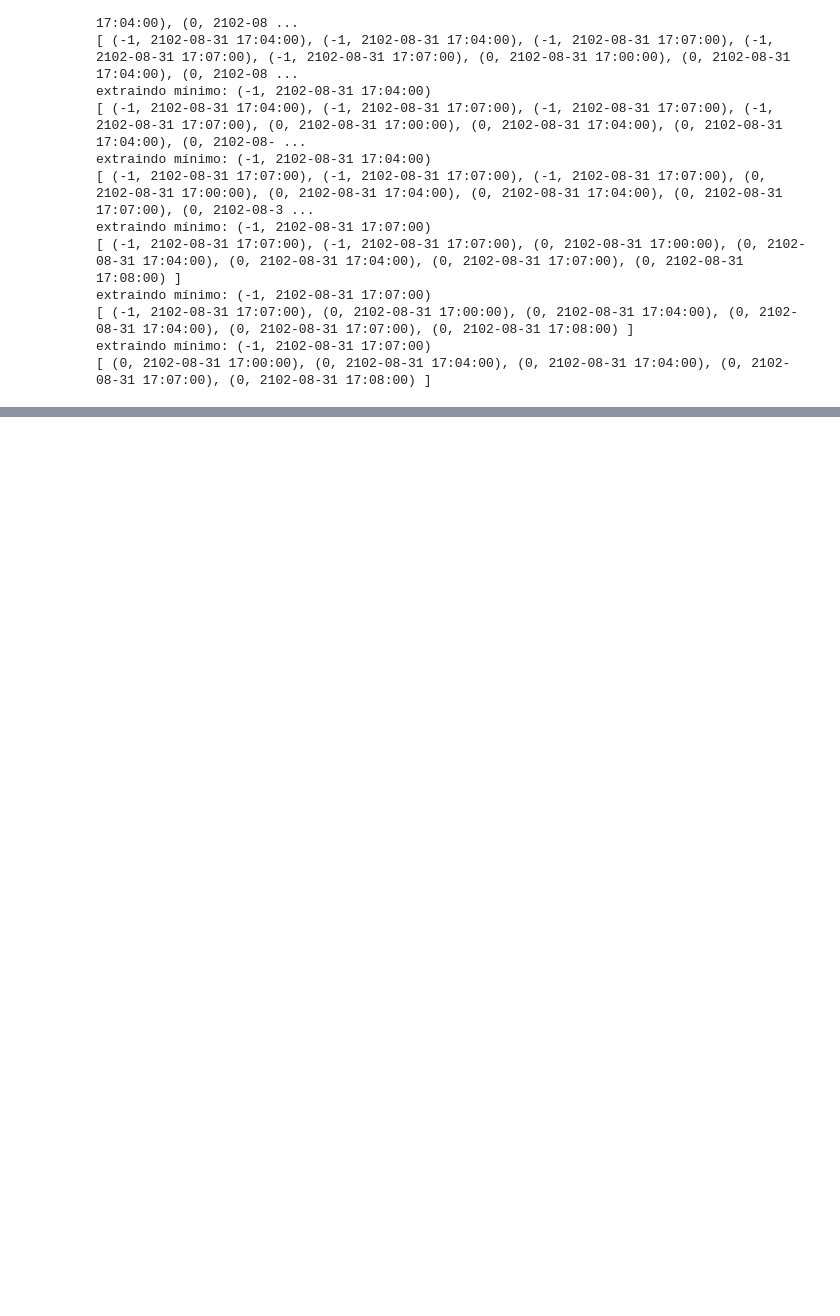
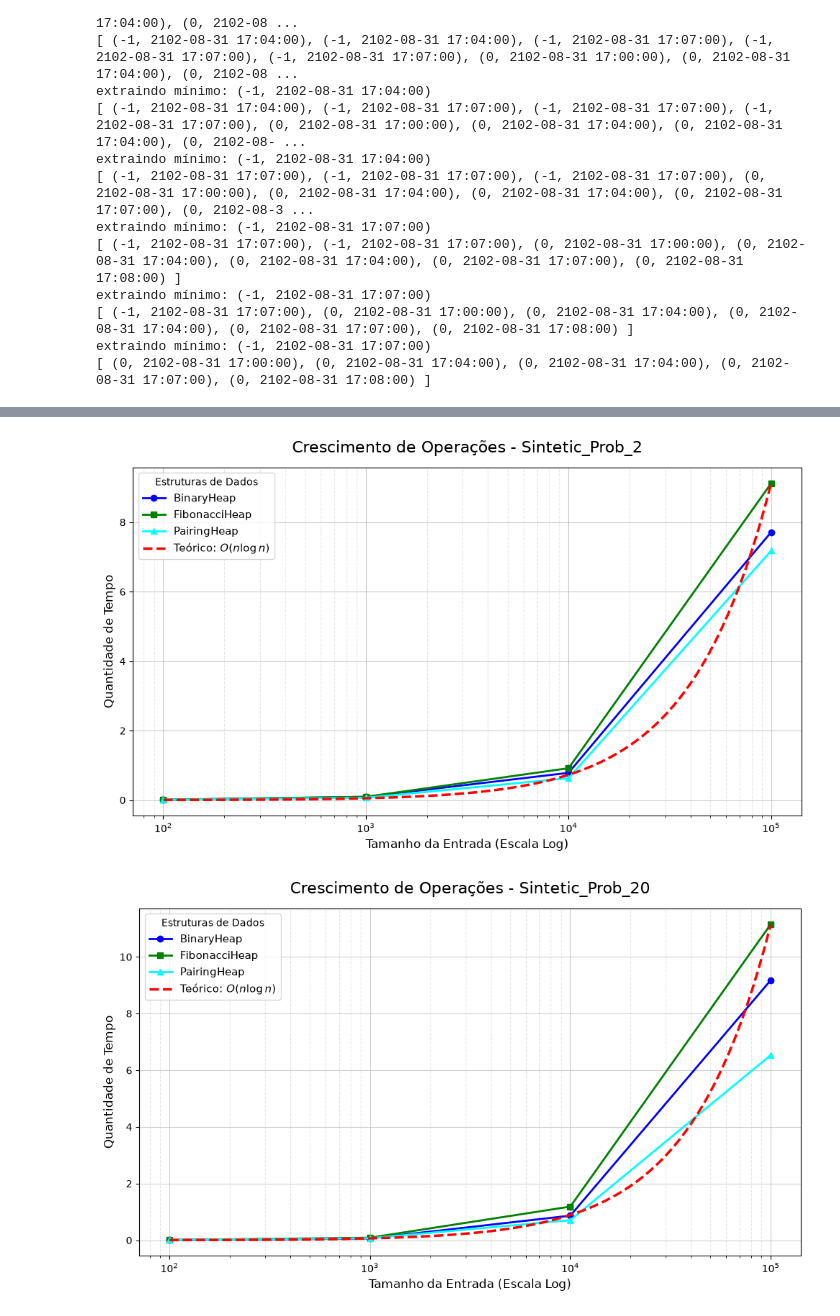
Before and after one commit to JBradachi/masters-eda, a Jupyter notebook: ProjetoFinalINF610.ipynb, the cells around one changed output, grey strips where cells are left out. Drawn from its saved outputs; the diff is of its cells as text; code cells hidden in the pictures; blank space fills up the shorter version.

```diff
--- a/ProjetoFinalINF610.ipynb
+++ b/ProjetoFinalINF610.ipynb
@@ -573,0 +932,5 @@ def simulation(ED, df):
+# %%
+plot_operacoes_por_teste(dados_simulados, 1)
+# %% [output]
+[figure, added]
+[figure, added]
```
Also changed, not shown: parts of 18 cells of this notebook, 14 other files.
